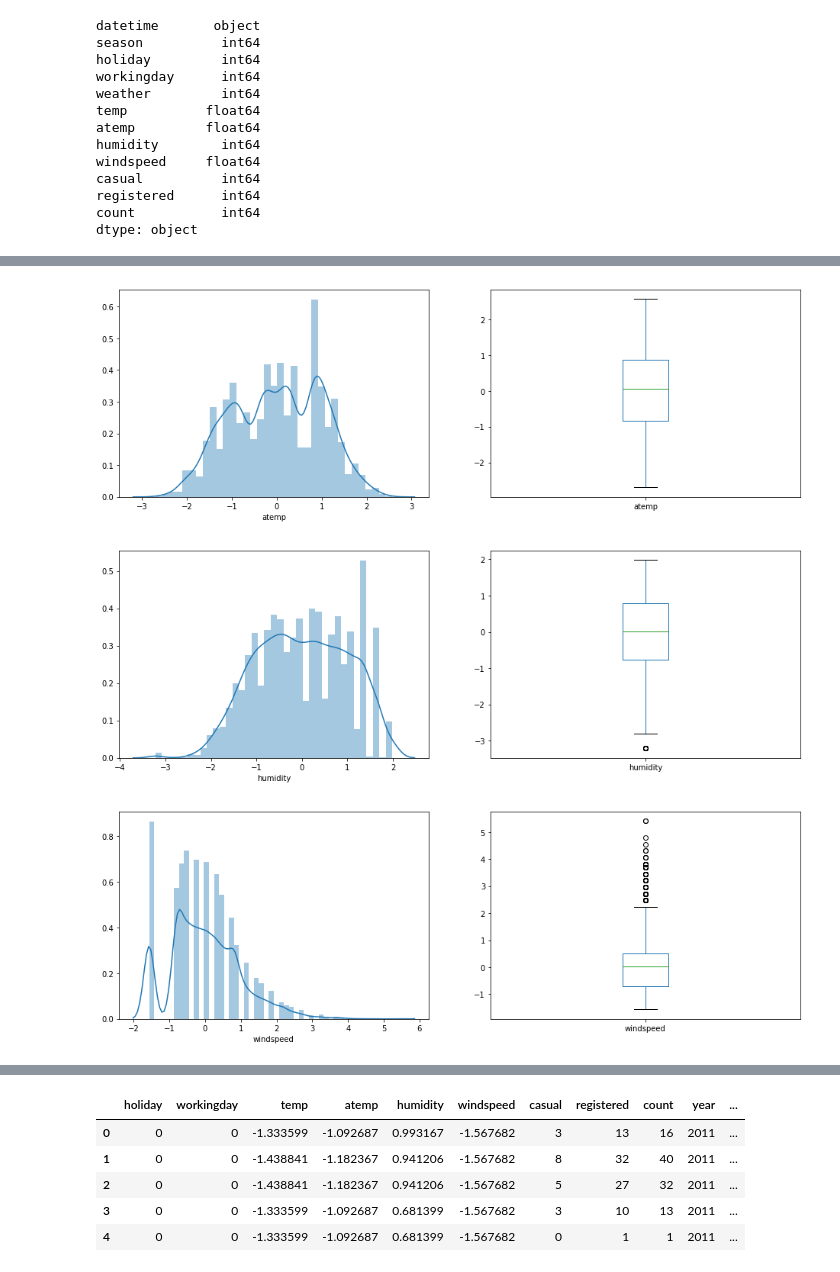
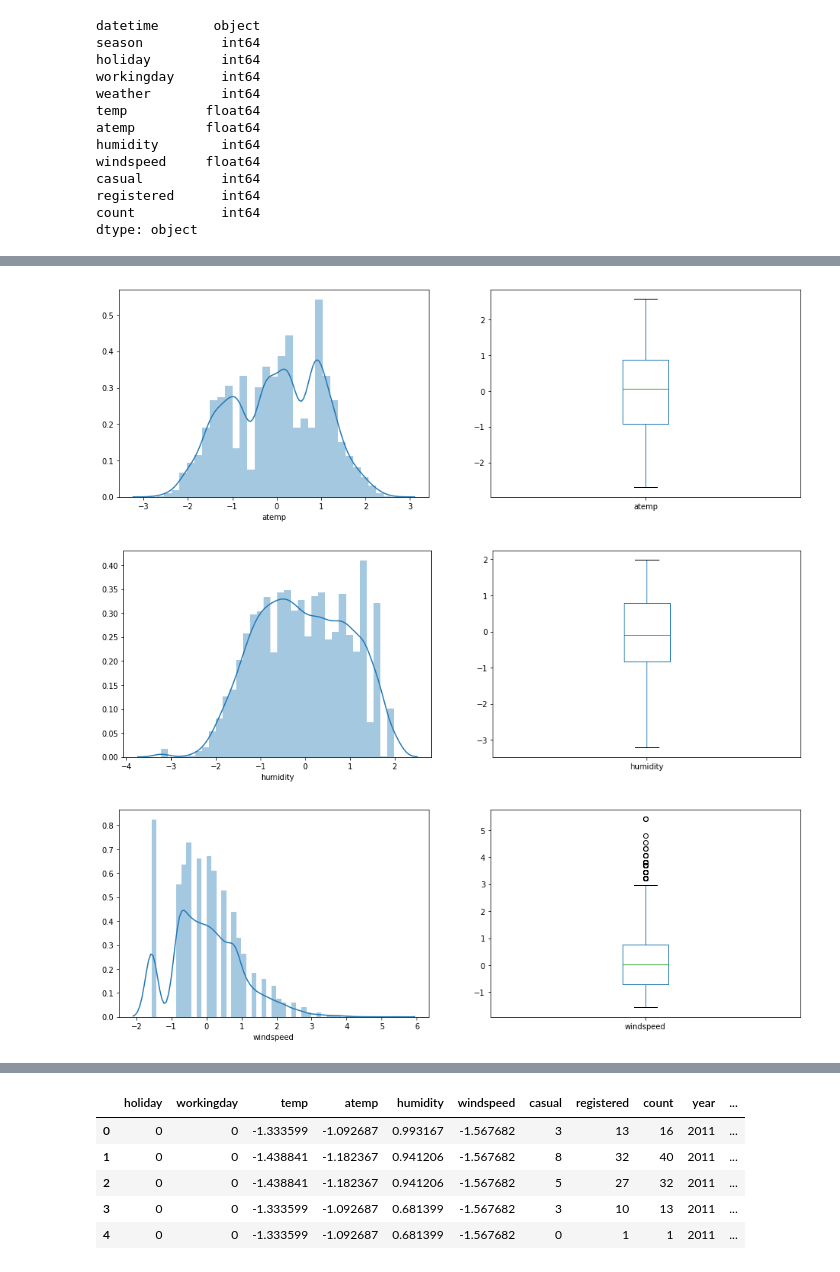
Before and after one commit to brontominds/bounce_demand, a Jupyter notebook: Bounce assignment_1.ipynb, the cells around one changed output, grey strips where cells are left out. Drawn from its saved outputs; the diff is of its cells as text; code cells hidden in the pictures.

Commit message:
For finding MSE on test data

```diff
--- a/Bounce assignment_1.ipynb
+++ b/Bounce assignment_1.ipynb
@@ -61,5 +78,0 @@ data['datetime'] = pd.to_datetime(data['datetime'], errors='coerce')
-# %%
-data['year'] = data['datetime'].dt.year
-#data['month'] = data['datetime'].dt.month
-data['day'] = data['datetime'].dt.day
-data['hour'] = data['datetime'].dt.hour
@@ -75,2 +78,0 @@ data.head()
-# %%
-data=data.drop('datetime',axis=1)
@@ -86,2 +78,0 @@ def normalize(df,columns):
-# %%
-data=normalize(data,["temp","atemp","humidity","windspeed"])
@@ -97,4 +78,0 @@ def dummy_data(data, columns):
-# %%
-
-
-data = dummy_data(data, ["season","weather","hour"])
@@ -141,28 +114,28 @@ plt.figure(1)
 plt.subplot(121)
 sns.distplot(data['atemp']);
 plt.subplot(122)
-data_normalize['atemp'].plot.box(figsize=(16,5))
+data['atemp'].plot.box(figsize=(16,5))
 plt.show()
 # %% [output]
-[figure, old version]
+[figure, new version]
 # %%
 plt.figure(1)
 plt.subplot(121)
 sns.distplot(data['humidity']);
 plt.subplot(122)
-data_normalize['humidity'].plot.box(figsize=(16,5))
+data['humidity'].plot.box(figsize=(16,5))
 plt.show()
 # %% [output]
-[figure, old version]
+[figure, new version]
 # %%
 plt.figure(1)
 plt.subplot(121)
 sns.distplot(data['windspeed']);
 plt.subplot(122)
-data_normalize['windspeed'].plot.box(figsize=(16,5))
+data['windspeed'].plot.box(figsize=(16,5))
 plt.show()
 # %% [output]
-[figure, old version]
+[figure, new version]
 # %%
 matrix = data.corr()
 f, ax = plt.subplots(figsize=(30, 10))
```
Also changed, not shown: parts of 49 cells of this notebook.
